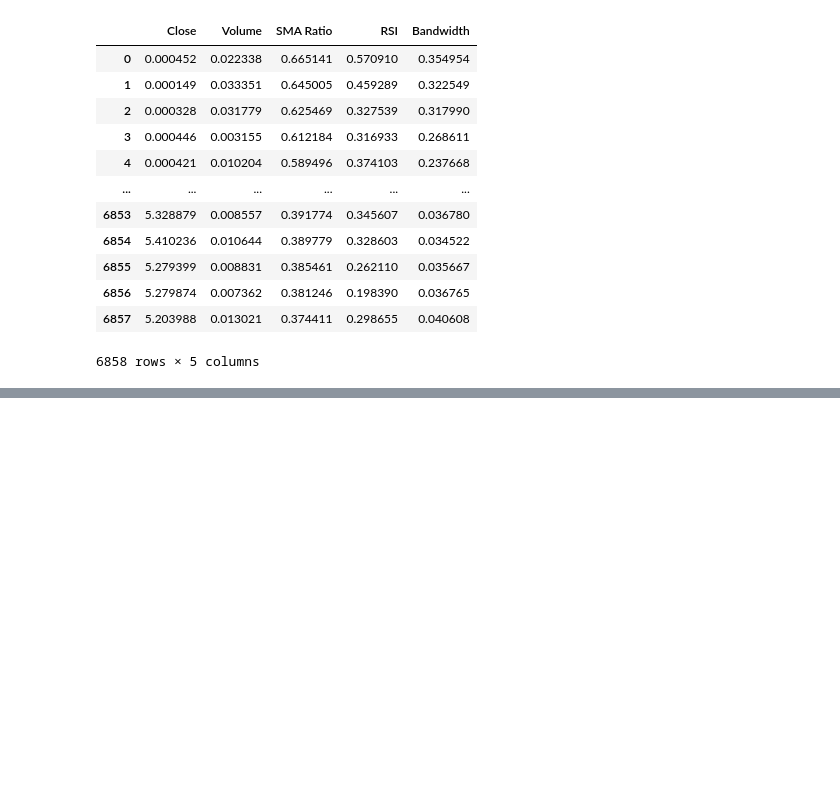
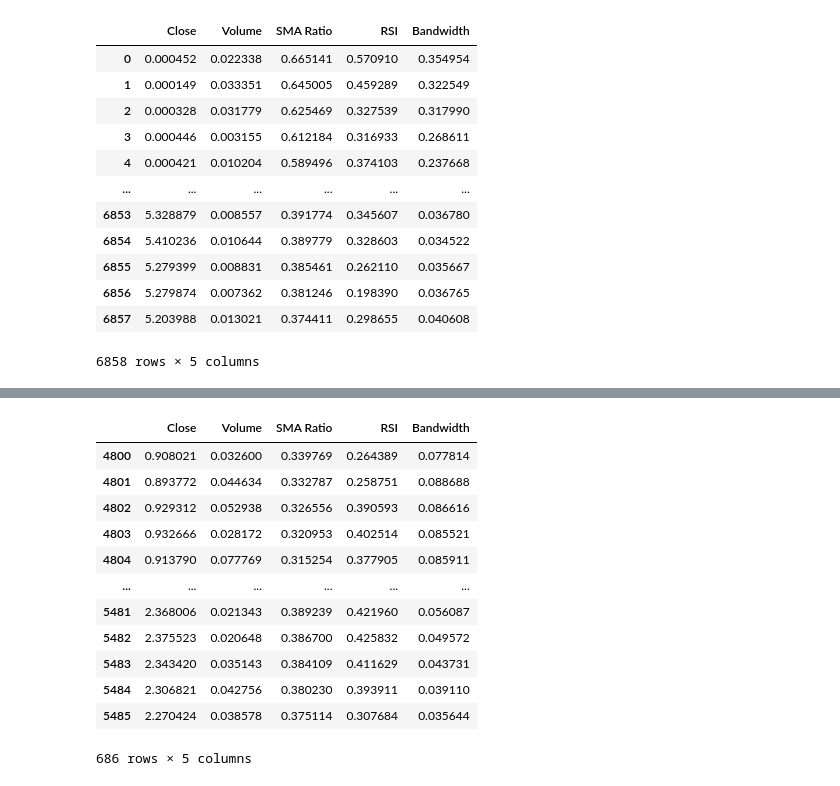
Before and after one commit to joeyallen1/RL_Trading, a Jupyter notebook: Training.ipynb, the cells around one changed output, grey strips where cells are left out. Saved outputs shown, nothing was run; the diff lists cells and outputs as text; code cells hidden in the pictures; blank space fills up the shorter version.

```diff
--- a/Training.ipynb
+++ b/Training.ipynb
@@ -153,0 +174,16 @@ data
+# %%
+validation_data
+# %% [output]
+|  | Close | Volume | SMA Ratio | RSI | Bandwidth |
+| 4800 | 0.908021 | 0.032600 | 0.339769 | 0.264389 | 0.077814 |
+| 4801 | 0.893772 | 0.044634 | 0.332787 | 0.258751 | 0.088688 |
+| 4802 | 0.929312 | 0.052938 | 0.326556 | 0.390593 | 0.086616 |
+| 4803 | 0.932666 | 0.028172 | 0.320953 | 0.402514 | 0.085521 |
+| 4804 | 0.913790 | 0.077769 | 0.315254 | 0.377905 | 0.085911 |
+| ... | ... | ... | ... | ... | ... |
+| 5481 | 2.368006 | 0.021343 | 0.389239 | 0.421960 | 0.056087 |
+| 5482 | 2.375523 | 0.020648 | 0.386700 | 0.425832 | 0.049572 |
+| 5483 | 2.343420 | 0.035143 | 0.384109 | 0.411629 | 0.043731 |
+| 5484 | 2.306821 | 0.042756 | 0.380230 | 0.393911 | 0.039110 |
+| 5485 | 2.270424 | 0.038578 | 0.375114 | 0.307684 | 0.035644 |
+686 rows × 5 columns
```
Also changed, not shown: parts of 8 cells of this notebook.
